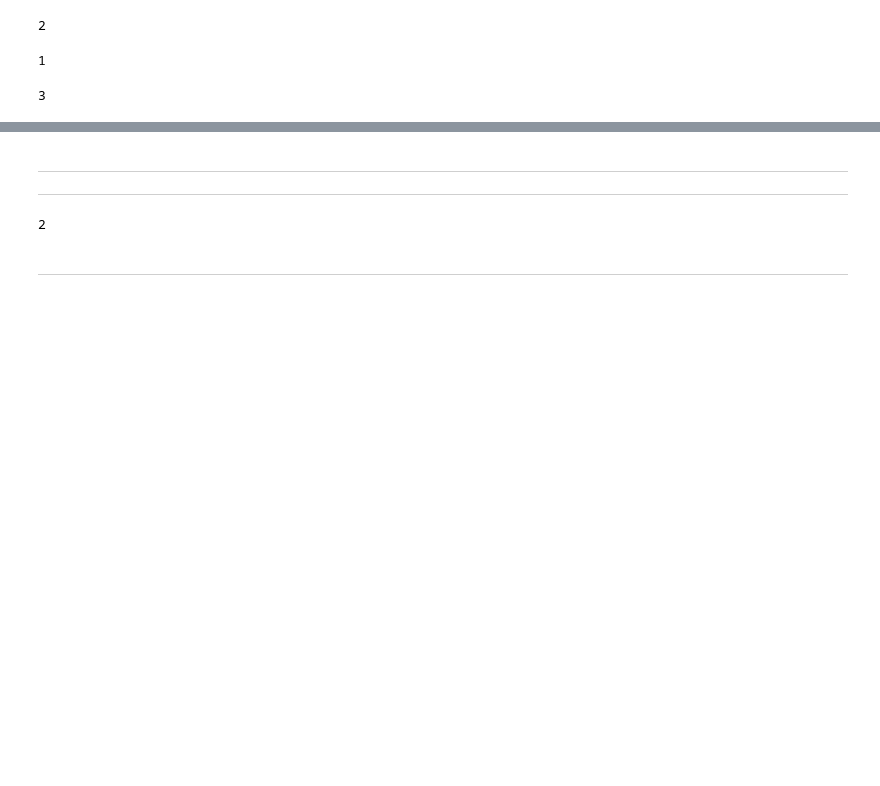
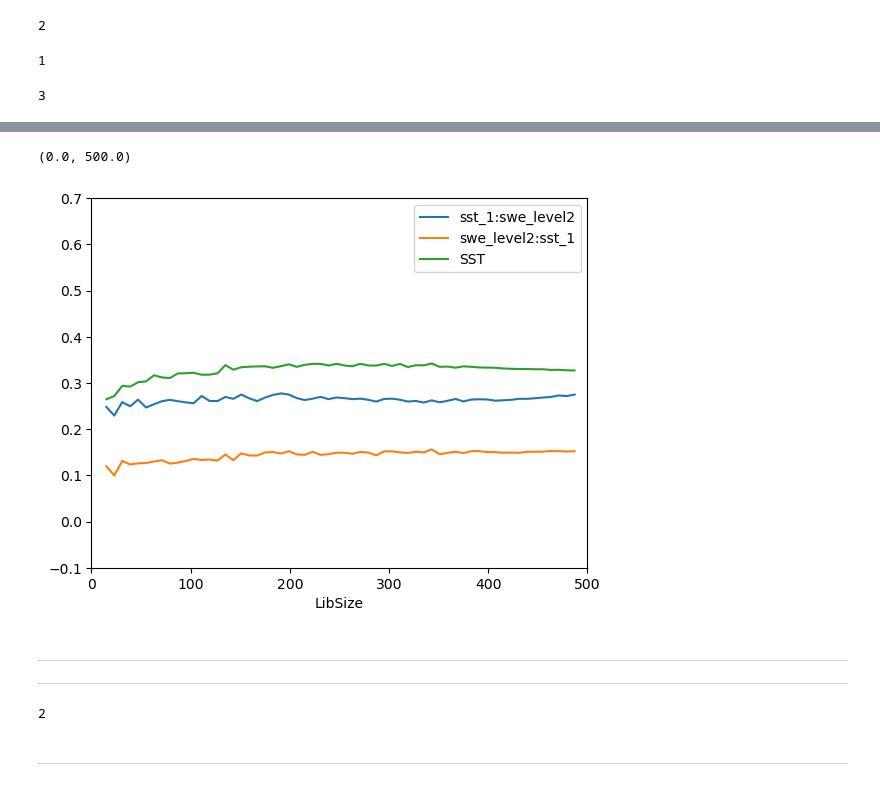
Before and after one commit to heyjoekim/causal_snow_proj, a Jupyter notebook: analysis/analysis_part2.ipynb, the cells around one changed output, grey strips where cells are left out. Drawn from its saved outputs; the diff is of its cells as text; code cells hidden in the pictures; blank space fills up the shorter version.

```diff
--- a/analysis/analysis_part2.ipynb
+++ b/analysis/analysis_part2.ipynb
@@ -201,0 +294,16 @@ print(E)
+# %%
+maxN = L - (E+1)
+
+# df = df[['time', 'sst', 'swe_level2']]
+
+# look at orange line!
+test2 = CCM(dataFrame=surrogate,
+                      E = int(E),
+                      seed=30,
+                      tau=-1,
+                      embedded=False,
+                      columns=['sst_1', 'sst_2', 'sst_3', 'sst_4', 'sst_5','sst_6', 'sst_7','sst_8', 'sst_9', 'sst_10'],
+                      target='swe_level2',
+                      libSizes=[15,maxN-1,8],
+                      sample=100)
+               # , returnObject=True)
@@ -202,3 +330,13 @@ print(E)
+# %%
+fig, ax = plt.subplots()
+test2.plot(ax=ax, x='LibSize', y='sst_1:swe_level2')
+test2.plot(ax=ax, x='LibSize', y='swe_level2:sst_1')
+ccm_Ca_sst_lag1.libMeans.plot(ax=ax, x='LibSize', y='swe_level2:sst', label = 'SST')
+ax.set_ylim([-0.1,0.7])
+ax.set_xlim([0,500])
+# %% [output]
+(0.0, 500.0)
+[figure, added]
 # %%
 maxN = L - (E+1)
 
```
Also changed, not shown: parts of 10 cells of this notebook, 4 other files.
